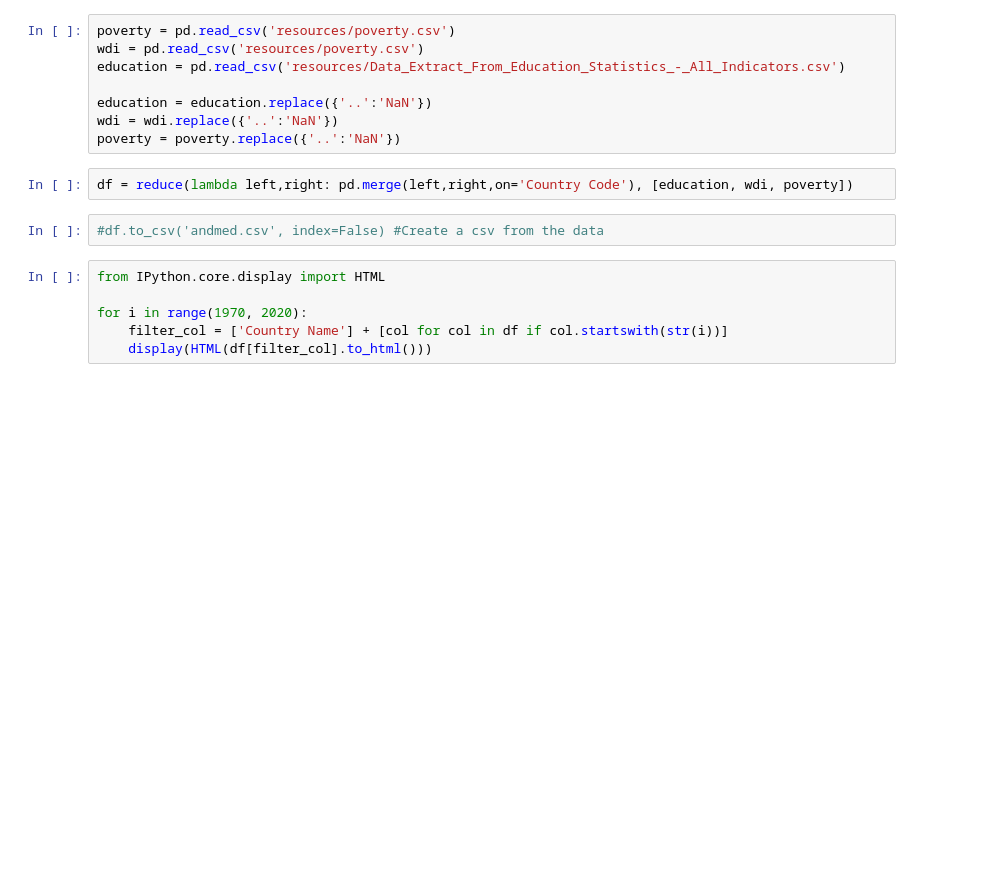
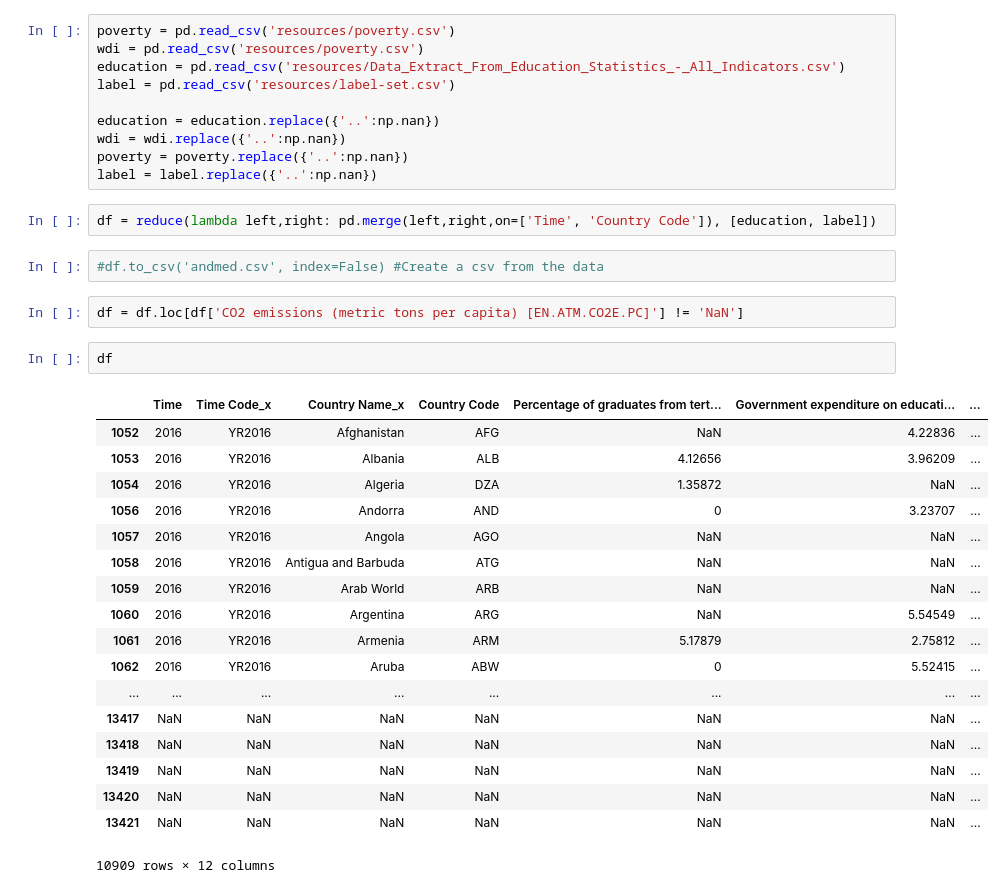
Before and after one commit to kare22/IDSCI2020EMISSION, a Jupyter notebook: Data unification.ipynb, the cells around one changed output. Drawn from its saved outputs; the diff is of its cells as text; blank space fills up the shorter version.

```diff
--- a/Data unification.ipynb
+++ b/Data unification.ipynb
@@ -8,17 +9,36 @@ import pandas as pd
 poverty = pd.read_csv('resources/poverty.csv')
 wdi = pd.read_csv('resources/poverty.csv')
 education = pd.read_csv('resources/Data_Extract_From_Education_Statistics_-_All_Indicators.csv')
+label = pd.read_csv('resources/label-set.csv')
 
-education = education.replace({'..':'NaN'})
-wdi = wdi.replace({'..':'NaN'})
-poverty = poverty.replace({'..':'NaN'})
+education = education.replace({'..':np.nan})
+wdi = wdi.replace({'..':np.nan})
+poverty = poverty.replace({'..':np.nan})
+label = label.replace({'..':np.nan})
 # %%
-df = reduce(lambda left,right: pd.merge(left,right,on='Country Code'), [education, wdi, poverty])
+df = reduce(lambda left,right: pd.merge(left,right,on=['Time', 'Country Code']), [education, label])
 # %%
 #df.to_csv('andmed.csv', index=False) #Create a csv from the data
-# %%
-from IPython.core.display import HTML
-
-for i in range(1970, 2020):
-    filter_col = ['Country Name'] + [col for col in df if col.startswith(str(i))]
-    display(HTML(df[filter_col].to_html()))
+# %%
+df = df.loc[df['CO2 emissions (metric tons per capita) [EN.ATM.CO2E.PC]'] != 'NaN']
+# %%
+df
+# %% [output]
+|  | Time | Time Code_x | Country Name_x | Country Code | Percentage of graduates from tert... | Government expenditure on educati... | ... |
+| 1052 | 2016 | YR2016 | Afghanistan | AFG | NaN | 4.22836 | ... |
+| 1053 | 2016 | YR2016 | Albania | ALB | 4.12656 | 3.96209 | ... |
+| 1054 | 2016 | YR2016 | Algeria | DZA | 1.35872 | NaN | ... |
+| 1056 | 2016 | YR2016 | Andorra | AND | 0 | 3.23707 | ... |
+| 1057 | 2016 | YR2016 | Angola | AGO | NaN | NaN | ... |
+| 1058 | 2016 | YR2016 | Antigua and Barbuda | ATG | NaN | NaN | ... |
+| 1059 | 2016 | YR2016 | Arab World | ARB | NaN | NaN | ... |
+| 1060 | 2016 | YR2016 | Argentina | ARG | NaN | 5.54549 | ... |
+| 1061 | 2016 | YR2016 | Armenia | ARM | 5.17879 | 2.75812 | ... |
+| 1062 | 2016 | YR2016 | Aruba | ABW | 0 | 5.52415 | ... |
+| ... | ... | ... | ... | ... | ... | ... | ... |
+| 13417 | NaN | NaN | NaN | NaN | NaN | NaN | ... |
+| 13418 | NaN | NaN | NaN | NaN | NaN | NaN | ... |
+| 13419 | NaN | NaN | NaN | NaN | NaN | NaN | ... |
+| 13420 | NaN | NaN | NaN | NaN | NaN | NaN | ... |
+| 13421 | NaN | NaN | NaN | NaN | NaN | NaN | ... |
+10909 rows × 12 columns
```
Also changed, not shown: parts of 1 cell of this notebook, 2 other files.
